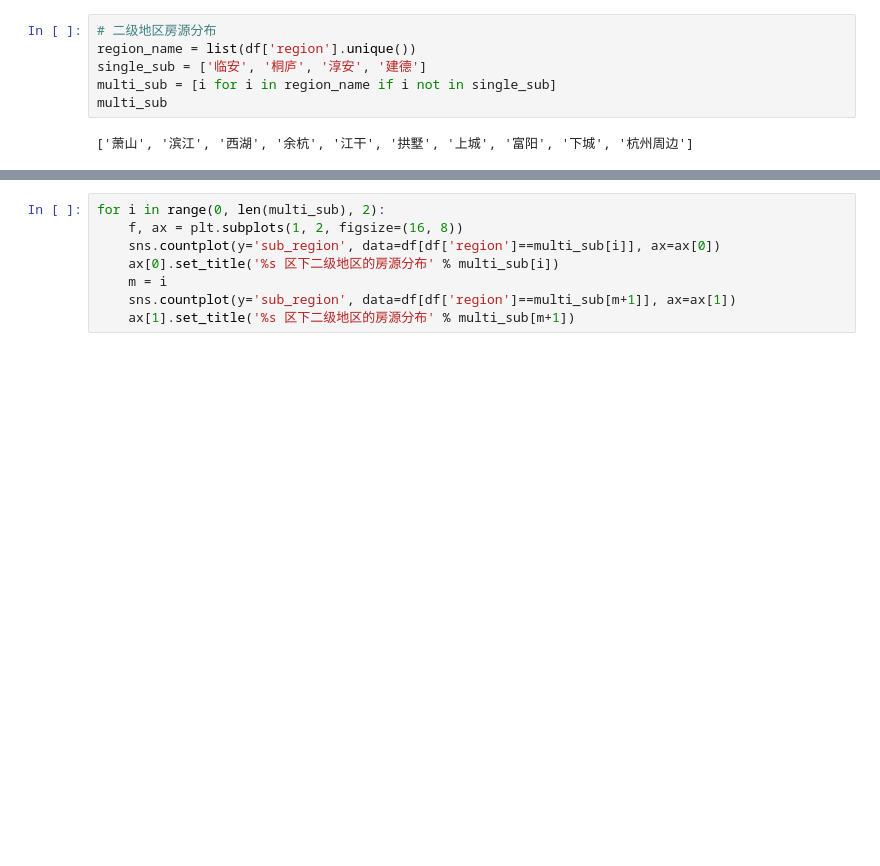
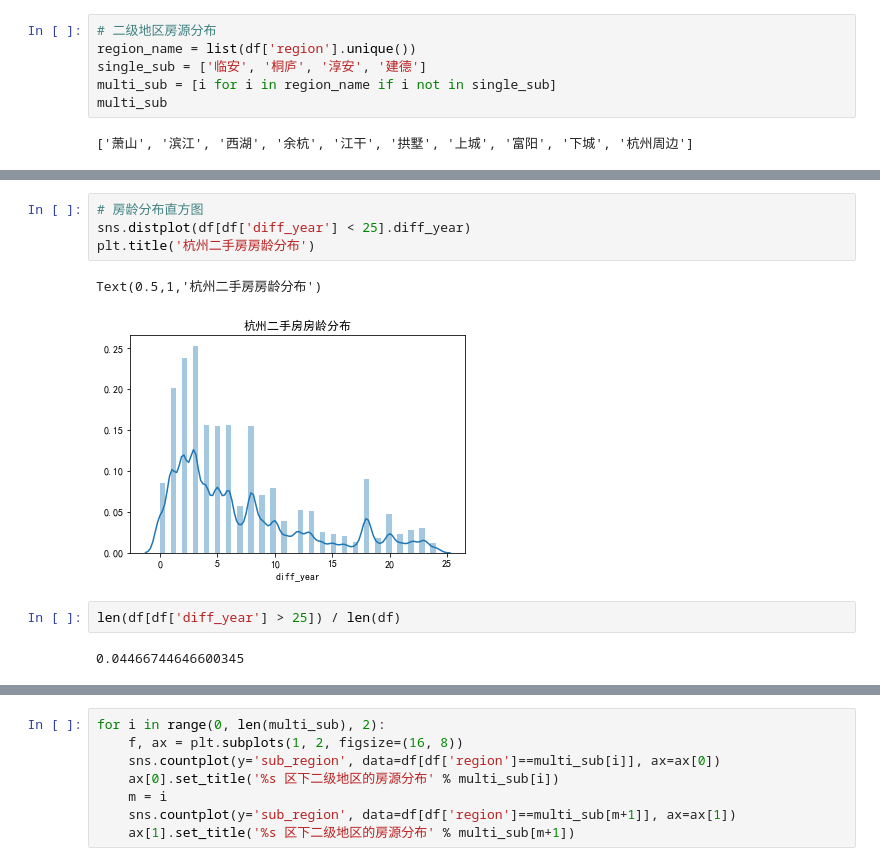
Before and after one commit to rowlingz/python_learning, a Jupyter notebook: python_spider/web_data/year_area_map.ipynb, the cells around one changed output, grey strips where cells are left out. Cells and saved outputs as stored; diff of their text form; blank space fills up the shorter version.

```diff
--- a/python_spider/web_data/year_area_map.ipynb
+++ b/python_spider/web_data/year_area_map.ipynb
@@ -138,0 +204,11 @@ multi_sub
+# %%
+# 房龄分布直方图
+sns.distplot(df[df['diff_year'] < 25].diff_year)
+plt.title('杭州二手房房龄分布')
+# %% [output]
+Text(0.5,1,'杭州二手房房龄分布')
+[figure, added]
+# %%
+len(df[df['diff_year'] > 25]) / len(df)
+# %% [output]
+0.04466744646600345
```
Also changed, not shown: parts of 8 cells of this notebook.
